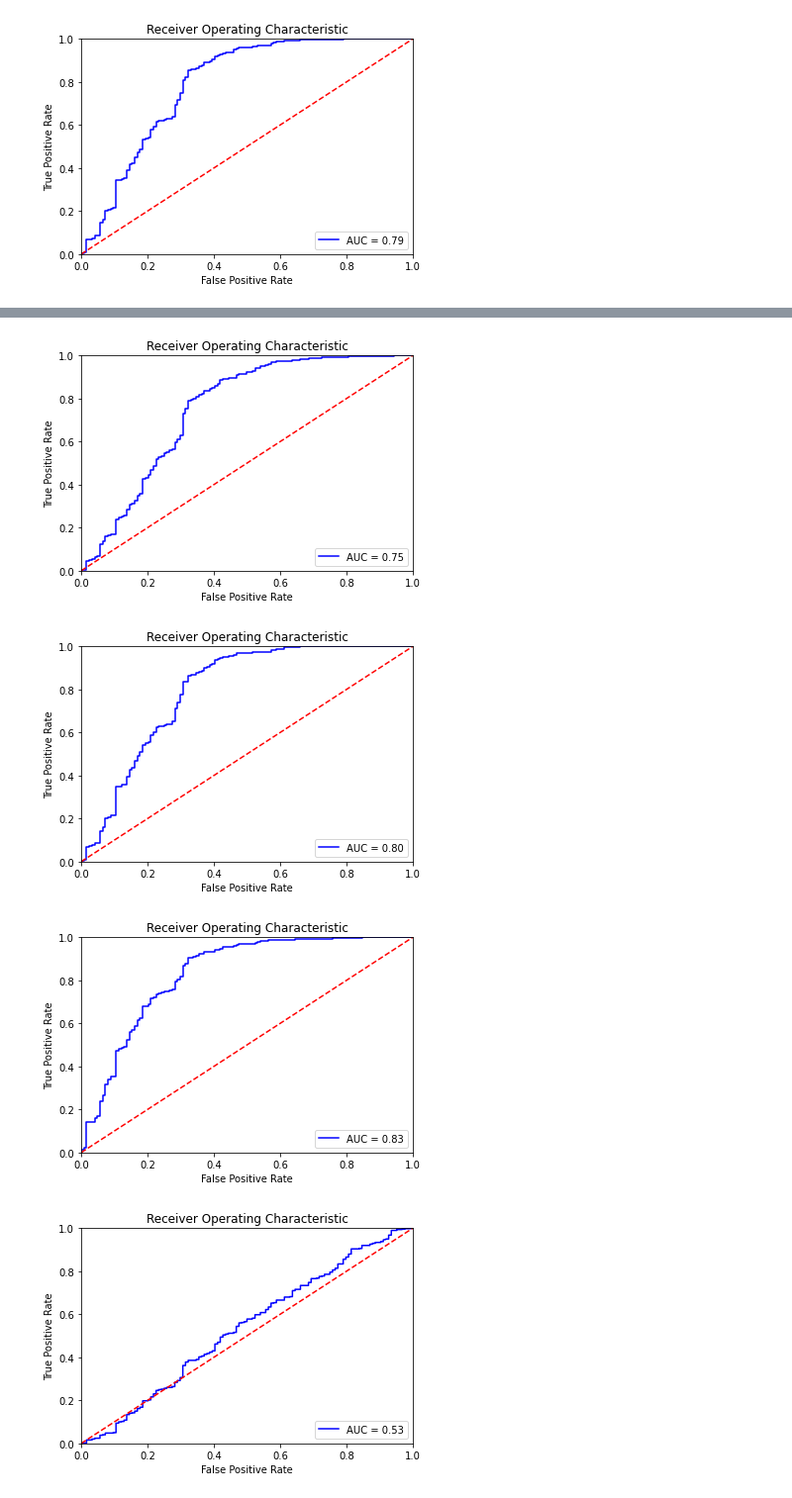
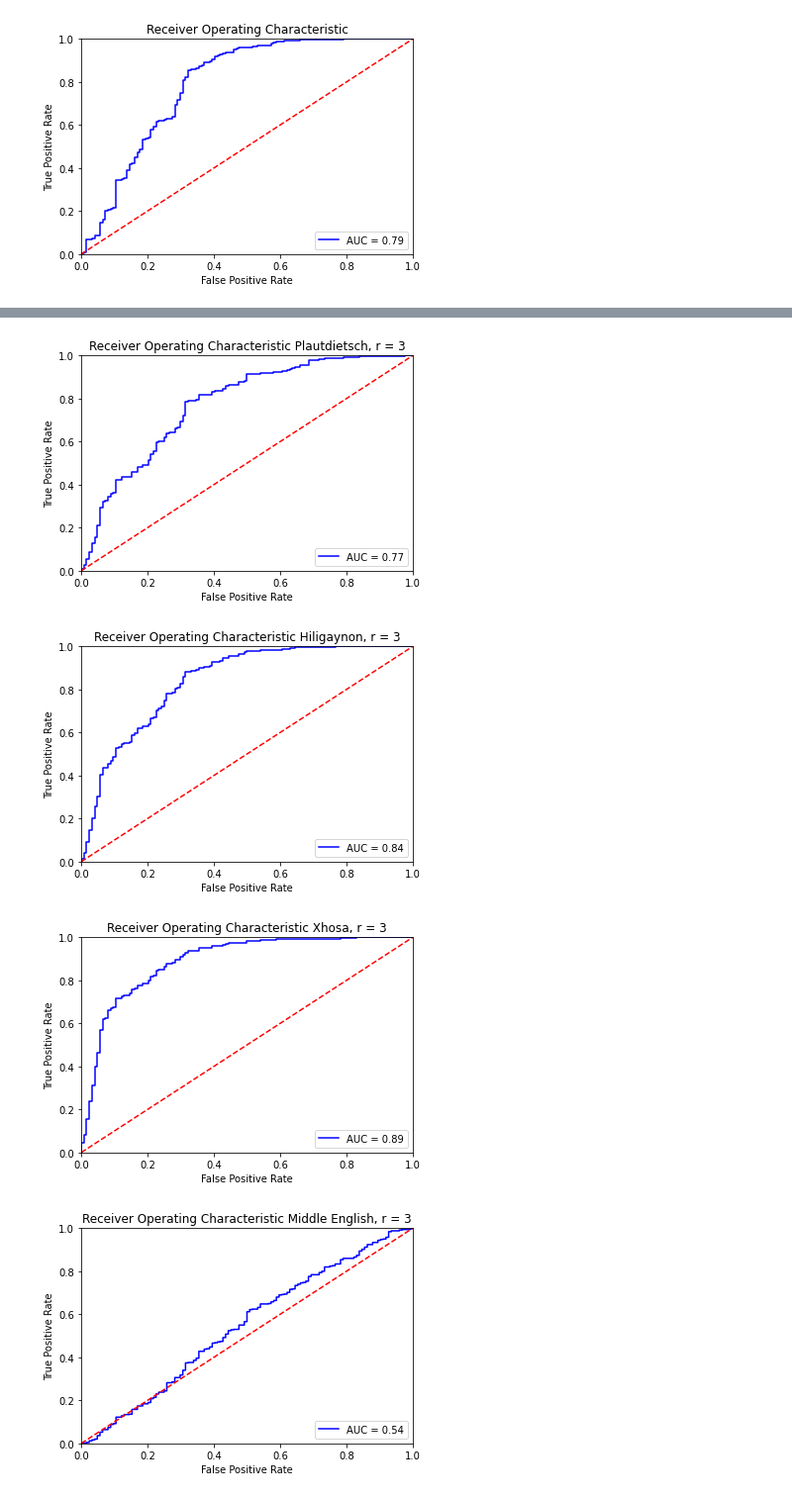
Before and after one commit to lkruger27/NaturalComputing, a Jupyter notebook: Week4/Classifying Languages.ipynb, the cells around one changed output, grey strips where cells are left out. Shown at 99% size. Saved outputs shown, nothing was run; the diff lists cells and outputs as text; code cells hidden in the pictures.

Commit message:
finish language part

```diff
--- a/Week4/Classifying Languages.ipynb
+++ b/Week4/Classifying Languages.ipynb
@@ -47,9 +47,9 @@ def compute_roc_auc(file1, file2):
 
 fpr, tpr, threshold, roc_auc = compute_roc_auc(english, tagalog)
 # %%
-def plot_ROC(fpr, tpr, roc_auc):
+def plot_ROC(fpr, tpr, roc_auc, title = ''):
     #plotting the RCO
-    plt.title('Receiver Operating Characteristic')
+    plt.title('Receiver Operating Characteristic'+title)
     plt.plot(fpr, tpr, 'b', label = 'AUC = %0.2f' % roc_auc)
     plt.legend(loc = 'lower right')
     plt.plot([0, 1], [0, 1],'r--')
@@ -90,9 +96,0 @@ plot_ROC(fpr, tpr, roc_auc)
-# %%
-english_r9 = np.loadtxt("ClassifyingLanguagesFiles/englishtest_r9.txt", dtype=float)
-tagalog_r9 = np.loadtxt("ClassifyingLanguagesFiles/tagalogtest_r9.txt", dtype=float)
-
-#print(english_r9)
-#print(tagalog_r9)
-
-fpr, tpr, threshold, roc_auc = compute_roc_auc(english_r9, tagalog_r9)
-plot_ROC(fpr, tpr, roc_auc)
@@ -123,23 +117,24 @@ We executed the following commands:
 # %%
-english = np.loadtxt("ClassifyingLanguagesFiles/englishtest.txt", dtype=float)
-plautdietsch = np.loadtxt("ClassifyingLanguagesFiles/plautdietschtest.txt", dtype=float)
-hiligaynon = np.loadtxt("ClassifyingLanguagesFiles/hiligaynontest.txt", dtype=float)
-xhosa = np.loadtxt("ClassifyingLanguagesFiles/xhosatest.txt", dtype=float)
-middle_english = np.loadtxt("ClassifyingLanguagesFiles/middleenglishtest.txt", dtype=float)
+for idx in [3, 4]:
+    english = np.loadtxt("ClassifyingLanguagesFiles/englishtest_r"+str(idx)+".txt", dtype=float)
+    plautdietsch = np.loadtxt("ClassifyingLanguagesFiles/plautdietschtest"+str(idx)+".txt", dtype=float)
+    hiligaynon = np.loadtxt("ClassifyingLanguagesFiles/hiligaynontest"+str(idx)+".txt", dtype=float)
+    xhosa = np.loadtxt("ClassifyingLanguagesFiles/xhosatest"+str(idx)+".txt", dtype=float)
+    middle_english = np.loadtxt("ClassifyingLanguagesFiles/middleenglishtest"+str(idx)+".txt", dtype=float)
 
-fpr, tpr, threshold, roc_auc = compute_roc_auc(english, plautdietsch)
-plot_ROC(fpr, tpr, roc_auc)
+    fpr, tpr, threshold, roc_auc = compute_roc_auc(english, plautdietsch)
+    plot_ROC(fpr, tpr, roc_auc, ' Plautdietsch, r = '+str(idx))
 
-fpr, tpr, threshold, roc_auc = compute_roc_auc(english, hiligaynon)
-plot_ROC(fpr, tpr, roc_auc)
+    fpr, tpr, threshold, roc_auc = compute_roc_auc(english, hiligaynon)
+    plot_ROC(fpr, tpr, roc_auc, ' Hiligaynon, r = '+str(idx))
 
-fpr, tpr, threshold, roc_auc = compute_roc_auc(english, xhosa)
-plot_ROC(fpr, tpr, roc_auc)
+    fpr, tpr, threshold, roc_auc = compute_roc_auc(english, xhosa)
+    plot_ROC(fpr, tpr, roc_auc, ' Xhosa, r = '+str(idx))
 
-fpr, tpr, threshold, roc_auc = compute_roc_auc(english, middle_english)
-plot_ROC(fpr, tpr, roc_auc)
+    fpr, tpr, threshold, roc_auc = compute_roc_auc(english, middle_english)
+    plot_ROC(fpr, tpr, roc_auc, ' Middle English, r = '+str(idx))
 # %% [output]
-[figure, old version]
+[figure, new version]
-[figure, old version]
+[figure, new version]
-[figure, old version]
+[figure, new version]
-[figure, old version]
+[figure, new version]
```
Also changed, not shown: parts of 8 cells of this notebook, 1 other file.
